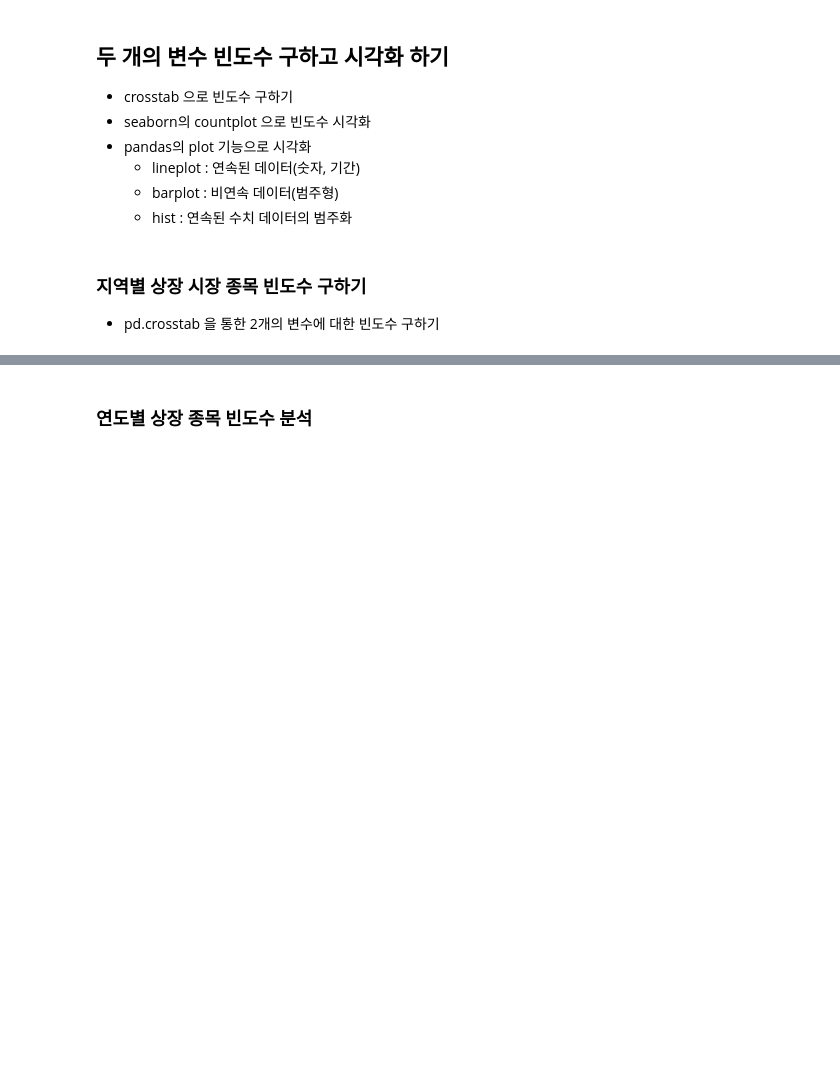
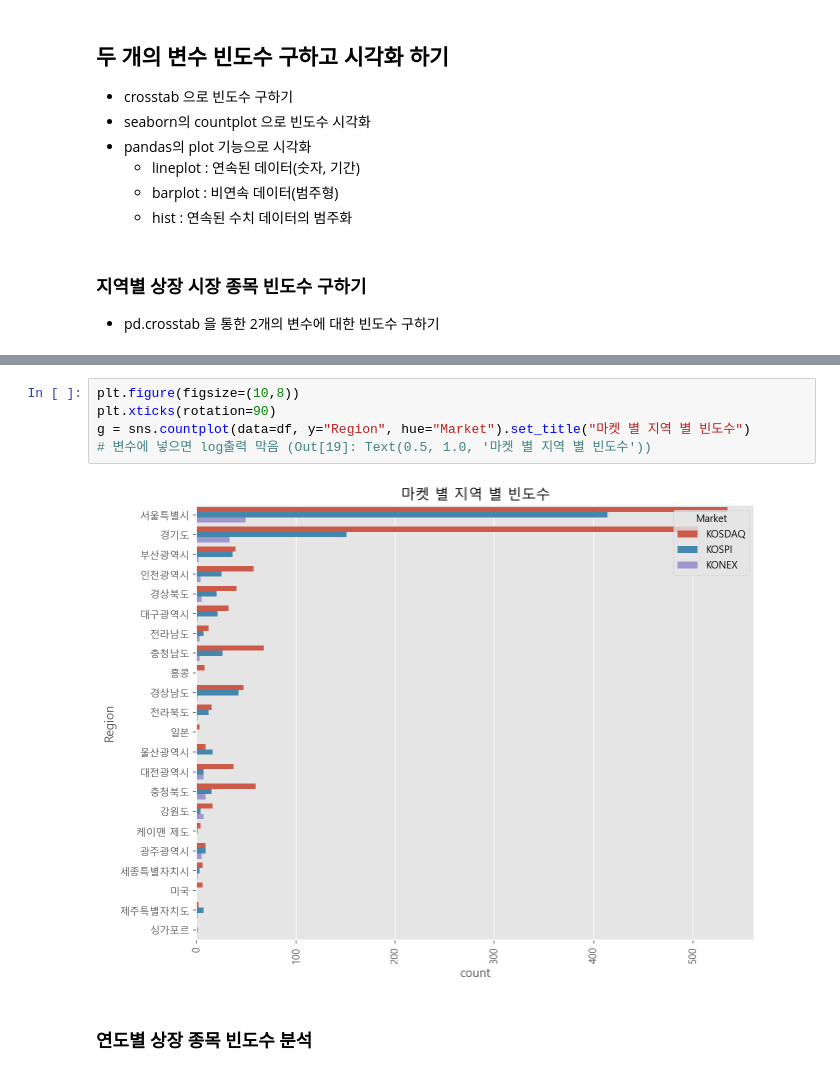
Before and after one commit to Bigdata92/finance-data-analysis-main, a Jupyter notebook: 2.2. KRX 전체 종목분석-input.ipynb, the cells around one changed output, grey strips where cells are left out. Drawn from its saved outputs; the diff is of its cells as text; blank space fills up the shorter version.

```diff
--- a/2.2. KRX 전체 종목분석-input.ipynb
+++ b/2.2. KRX 전체 종목분석-input.ipynb
@@ -744,3 +759,10 @@ Text(0.5, 1.0, '지역별 상장종목 수')
+# %%
+plt.figure(figsize=(10,8))
+plt.xticks(rotation=90)
+g = sns.countplot(data=df, y="Region", hue="Market").set_title("마켓 별 지역 별 빈도수")
+# 변수에 넣으면 log출력 막음 (Out[19]: Text(0.5, 1.0, '마켓 별 지역 별 빈도수'))
+# %% [output]
+[figure, added]
 # %% [markdown]
 ### 연도별 상장 종목 빈도수 분석
 # %%
```
Also changed, not shown: parts of 11 cells of this notebook.
